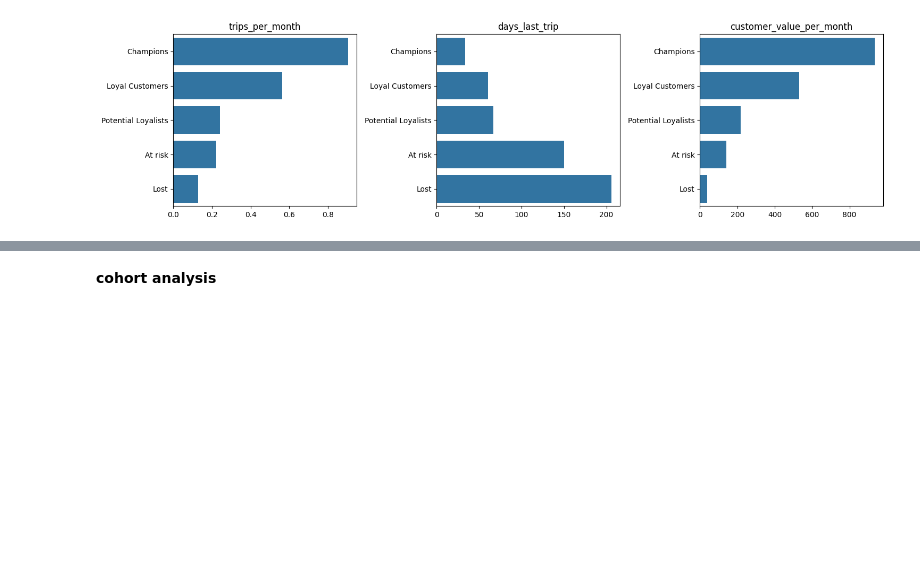
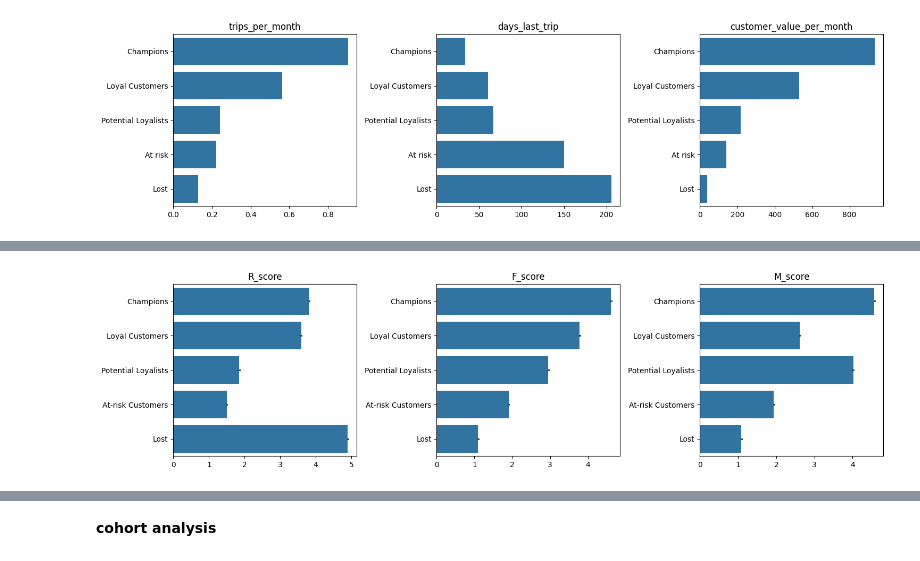
Before and after one commit to bfreiheit/customer_segmentation, a Jupyter notebook: notebooks/RFM.ipynb, the cells around one changed output, grey strips where cells are left out. Cells and saved outputs as stored; diff of their text form; code cells hidden in the pictures; blank space fills up the shorter version.

```diff
--- a/notebooks/RFM.ipynb
+++ b/notebooks/RFM.ipynb
@@ -108,0 +144,13 @@ plt.show()
+# %%
+# Group by cluster and calculate mean values
+cohort[["R_score", "F_score", "M_score"]] = cohort[
+    ["R_score", "F_score", "M_score"]
+].astype(int)
+
+cluster_summary = (
+    cohort.groupby("cluster")
+    .agg({"R_score": "mean", "F_score": "mean", "M_score": "mean"})
+    .reset_index()
+)
+
+cluster_summary
@@ -108,0 +164,34 @@ plt.show()
+# %%
+labels = [
+    "Champions",
+    "Loyal Customers",
+    "Potential Loyalists",
+    "At-risk Customers",
+    "Lost",
+]
+conditions = [
+    (cohort["cluster"] == 1),
+    (cohort["cluster"] == 3),
+    (cohort["cluster"] == 4),
+    (cohort["cluster"] == 0),
+    (cohort["cluster"] == 2),
+]
+
+cohort["cluster_groups"] = np.select(conditions, labels, default="Unknown")
+cohort["cluster_groups"] = cohort["cluster_groups"].astype("category")
+cohort["cluster_groups"] = cohort["cluster_groups"].cat.reorder_categories(
+    labels, ordered=True
+)
+# %%
+metrics = ["R_score", "F_score", "M_score"]
+_, axes = plt.subplots(1, 3, figsize=(15, 4))
+axes = axes.flatten()
+for i, col in enumerate(metrics):
+    sns.barplot(data=cohort, x=col, y="cluster_groups", ax=axes[i])
+    axes[i].set_title(f"{col}")
+    axes[i].set_xlabel("")
+    axes[i].set_ylabel("")
+plt.tight_layout()
+plt.show()
+# %% [output]
+[figure, added]
```
Also changed, not shown: parts of 18 cells of this notebook, 7 other files.
